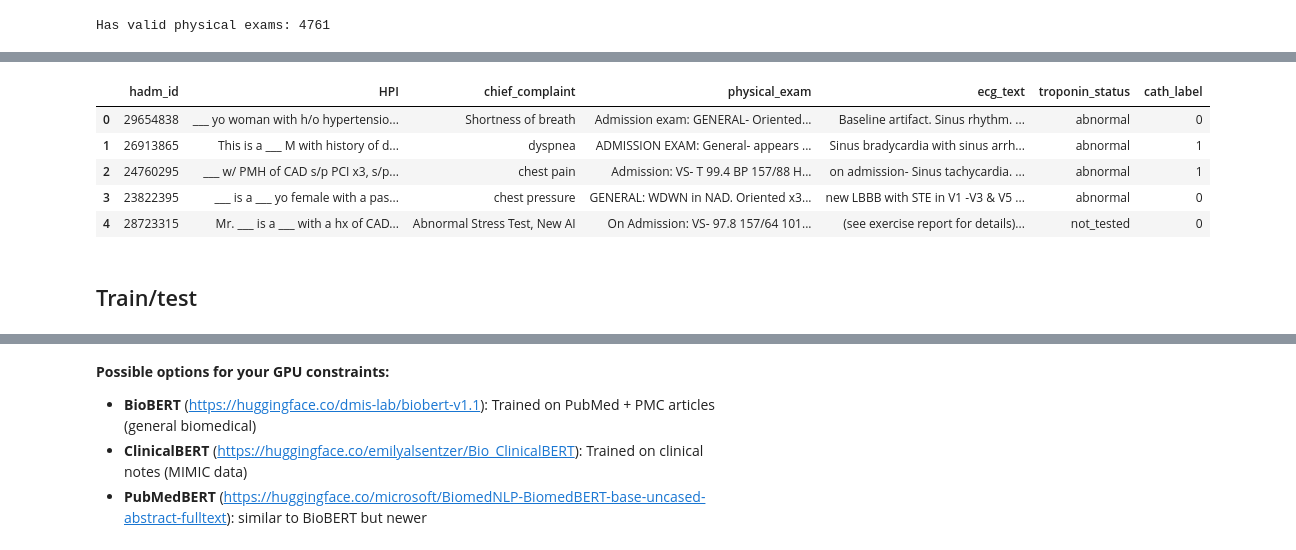
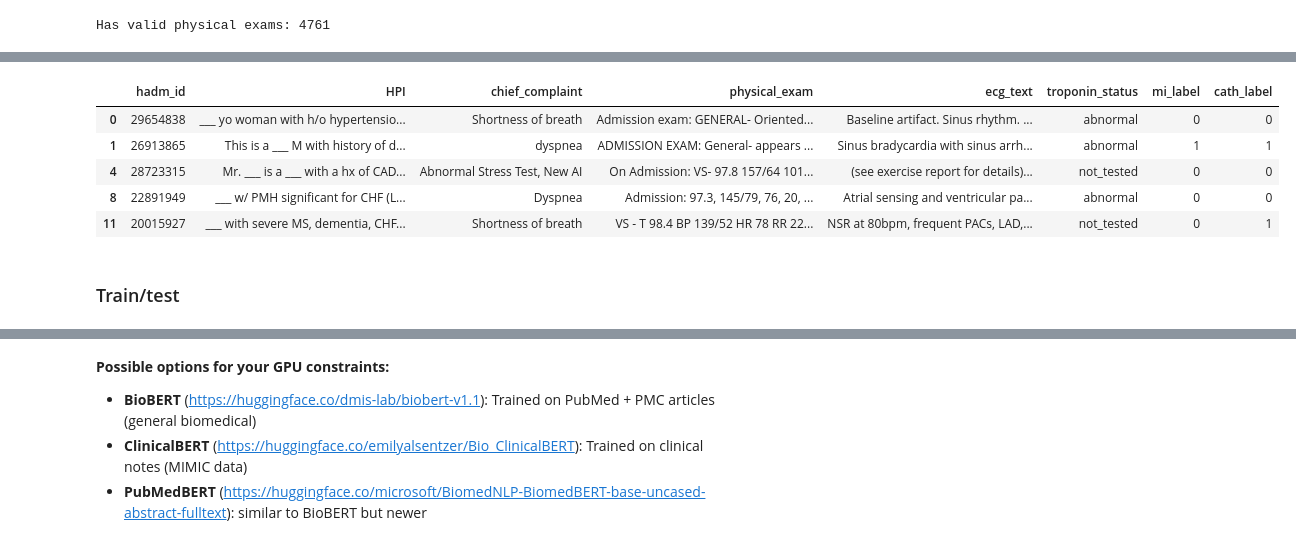
Before and after one commit to ignsagita/cath_pred, a Jupyter notebook: eda.ipynb, the cells around one changed output, grey strips where cells are left out. Saved outputs shown, nothing was run; the diff lists cells and outputs as text; code cells hidden in the pictures.

```diff
--- a/eda.ipynb
+++ b/eda.ipynb
@@ -213,3 +221,10 @@ abnormal        2405
 not_tested      2253
 not_detected     103
 Name: count, dtype: int64
+# %%
+# Create MI or non MI diagnosis for multi agent
+mi_codes = diagnosis[diagnosis['icd_code'].str.startswith(('I21', 'I22'))]
+all_patients['mi_label'] = all_patients['hadm_id'].isin(mi_codes['hadm_id']).astype(int)
+
+print(f"MI=1: {all_patients['mi_label'].sum()} ({all_patients['mi_label'].mean()*100:.1f}%)")
+print(f"MI=0: {(all_patients['mi_label']==0).sum()} ({(all_patients['mi_label']==0).mean()*100:.1f}%)")
@@ -249,3 +267,7 @@ all_patients['has_phys'] = all_patients['physical_exam'].apply(is_valid_text)
 print(f"Has valid physical exams: {all_patients['has_phys'].sum()}")
 # %% [output]
 Has valid physical exams: 4761
+# %%
+# Check history
+all_patients['has_hist'] = all_patients['HPI'].apply(is_valid_text)
+print(f"Has valid HPI: {all_patients['has_hist'].sum()}")
@@ -252,6 +557,7 @@ Has valid physical exams: 4761
 # %%
 usable = all_patients[
     all_patients['has_ecg'] &
+    all_patients['has_hist'] &
     all_patients['has_complaints'] &
     all_patients['has_phys']
 ]
@@ -403,24 +691,25 @@ See the caveats in the documentation: https://pandas.pydata.org/pandas-docs/stab
 # %%
 final_dataset = usable[[
     'hadm_id',
     'HPI',
     'chief_complaint',
     'physical_exam',
     'ecg_text',
     'troponin_status',
+    'mi_label',
     'cath_label'
 ]].dropna().copy()
 
 final_dataset.head()
 # %% [output]
-|  | hadm_id | HPI | chief_complaint | physical_exam | ecg_text | troponin_status | cath_label |
-| 0 | 29654838 | ___ yo woman with h/o hypertensio... | Shortness of breath | Admission exam: GENERAL- Oriented... | Baseline artifact. Sinus rhythm. ... | abnormal | 0 |
-| 1 | 26913865 | This is a ___ M with history of d... | dyspnea | ADMISSION EXAM: General- appears ... | Sinus bradycardia with sinus arrh... | abnormal | 1 |
-| 2 | 24760295 | ___ w/ PMH of CAD s/p PCI x3, s/p... | chest pain | Admission: VS- T 99.4 BP 157/88 H... | on admission- Sinus tachycardia. ... | abnormal | 1 |
-| 3 | 23822395 | ___ is a ___ yo female with a pas... | chest pressure | GENERAL: WDWN in NAD. Oriented x3... | new LBBB with STE in V1 -V3 & V5 ... | abnormal | 0 |
-| 4 | 28723315 | Mr. ___ is a ___ with a hx of CAD... | Abnormal Stress Test, New AI | On Admission: VS- 97.8 157/64 101... | (see exercise report for details)... | not_tested | 0 |
+|  | hadm_id | HPI | chief_complaint | physical_exam | ecg_text | troponin_status | mi_label | cath_label |
+| 0 | 29654838 | ___ yo woman with h/o hypertensio... | Shortness of breath | Admission exam: GENERAL- Oriented... | Baseline artifact. Sinus rhythm. ... | abnormal | 0 | 0 |
+| 1 | 26913865 | This is a ___ M with history of d... | dyspnea | ADMISSION EXAM: General- appears ... | Sinus bradycardia with sinus arrh... | abnormal | 1 | 1 |
+| 4 | 28723315 | Mr. ___ is a ___ with a hx of CAD... | Abnormal Stress Test, New AI | On Admission: VS- 97.8 157/64 101... | (see exercise report for details)... | not_tested | 0 | 0 |
+| 8 | 22891949 | ___ w/ PMH significant for CHF (L... | Dyspnea | Admission: 97.3, 145/79, 76, 20, ... | Atrial sensing and ventricular pa... | abnormal | 0 | 0 |
+| 11 | 20015927 | ___ with severe MS, dementia, CHF... | Shortness of breath | VS - T 98.4 BP 139/52 HR 78 RR 22... | NSR at 80bpm, frequent PACs, LAD,... | not_tested | 0 | 1 |
 # %% [markdown]
-## Train/test
+### Train/test
 # %%
 def create_model_input(row):
     """Combine all fields for model input"""
```
Also changed, not shown: parts of 81 cells of this notebook, 13 other files.
